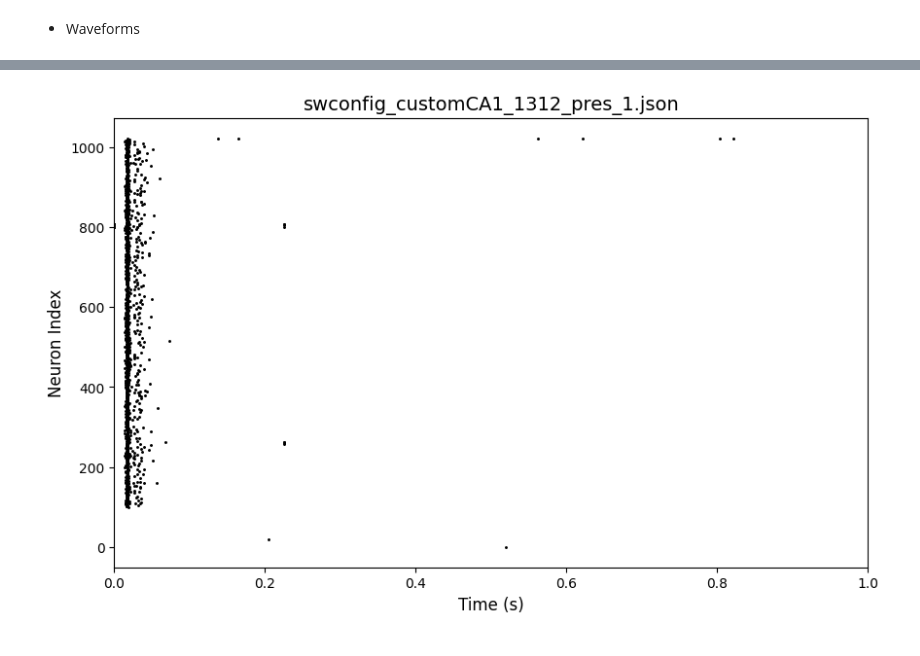
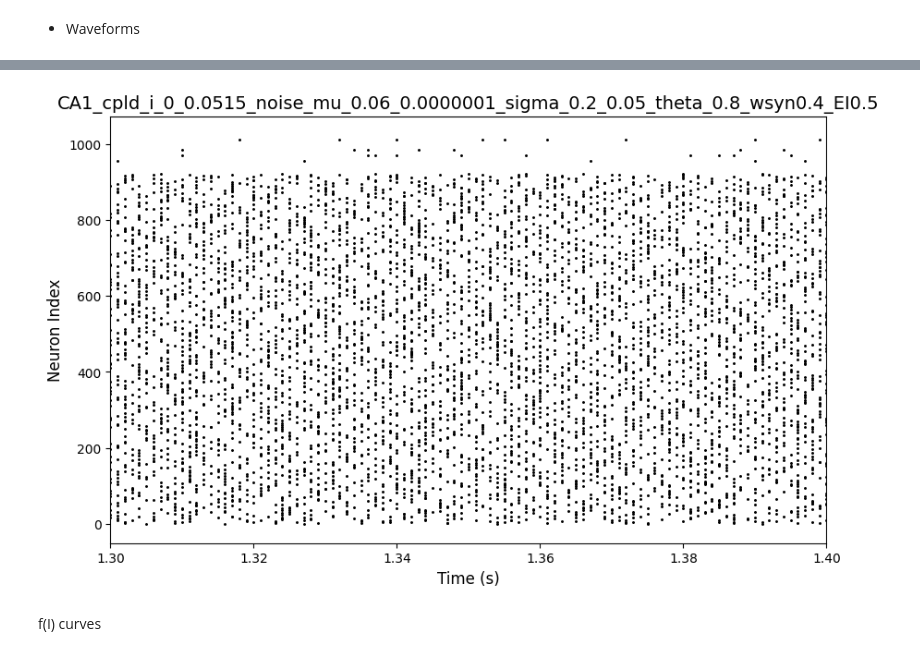
Before and after one commit to algarianna/RT-HippoNeuroStim, a Jupyter notebook: sw/host/main.ipynb, the cells around one changed output, grey strips where cells are left out. Cells and saved outputs as stored; diff of their text form; code cells hidden in the pictures.

```diff
--- a/sw/host/main.ipynb
+++ b/sw/host/main.ipynb
@@ -7,20 +7,21 @@ Generate hardware and software configuration files
 # %%
 %reload_ext autoreload
 %autoreload 2
-from configuration.gen_config_2410 import gen_config, NetwConfParams
+from configuration.gen_config import gen_config, NetwConfParams
 
 # Configuration file
-CONFIG_NAME = "customCA1_1612_pres_16"
+CONFIG_NAME = "CA1_cpld_i_0.007335_0.0515_noise_mu_0.06_0.0000001_sigma_0.2_0.05_theta_0.8_wsyn0.4_II_pmax0.9_IE_pmax0.5_EI_pmax0.5"
+# CONFIG_NAME = "singleRSnonoise_0.01"
 SAVE_PATH   = "./"
 
 # Stimulations
 netw_conf = NetwConfParams()
 netw_conf.model                     = "custom" # "custom", "single", "connectoid"
-netw_conf.emulation_time_s          = 20       # Set emulation time (s)
+netw_conf.emulation_time_s          = 5       # Set emulation time (s)
 netw_conf.en_step_stim              = True     # Enable stimulation step
-netw_conf.step_stim_delay_ms        = 10         # Stimulation step delay (ms)
-netw_conf.step_stim_duration_ms     = 16000         # Stimulation duration (ms)
-netw_conf.local_save_path           = "/savedconfig" # Save path on target
+netw_conf.step_stim_delay_ms        = 1000             # Stimulation step delay (ms)
+netw_conf.step_stim_duration_ms     = 3000         # Stimulation duration (ms)
+netw_conf.local_save_path           = "/home/ubuntu/bioemus/data/" # Save path on target
 # netw_conf.en_randomize_hh_params    = True  # Randomizing HH parameters for all neurons
 # netw_conf.val_randomize_hh_params   = 0.10  # Randomization coefficient (0.1 -> 10%)
 # netw_conf.org_wsyninh               = 1.0   # Organoid synaptic weight inhibition
@@ -31,5 +32,5 @@ netw_conf.local_save_path           = "/savedconfig" # Save path on target
 # netw_conf.org_wsyn_out              = 1.0   # Organoid synaptic weight external
 # netw_conf.org_inh_ratio             = 0.2   # Organoid inhibitory ratio (0.2->20% of inh)
 
-[hwconfig, swconfig] = gen_config(CONFIG_NAME, netw_conf, SAVE_PATH)
+[hwconfig, swconfig, connection_counts] = gen_config(CONFIG_NAME, netw_conf, SAVE_PATH)
 # %% [output]
@@ -170,29 +200,29 @@ KeyError: 0
 # %%
 import pandas as pd
 import matplotlib.pyplot as plt
 
 
 csv_file = "/Users/Arianna/Documents/RT-HippoNeuroStim/raster.csv"
 delimiter = ';'
 
 # Read the CSV file
 spikes = pd.read_csv(csv_file, sep=delimiter, header=None, names=['time', 'neuron_id'])
 
 # Create the plot
 plt.figure("Raster plot", figsize=(10, 6))
 plt.scatter(spikes['time'] * 1e-3, spikes['neuron_id'], s=5, color='black', marker='.')
 plt.xlabel("Time (s)", fontsize=12)
 plt.ylabel("Neuron Index", fontsize=12)
-plt.title("swconfig_customCA1_1312_pres_1.json", fontsize=14)
+plt.title(CONFIG_NAME, fontsize=14)
 plt.xticks(fontsize=10)
 plt.yticks(fontsize=10)
-plt.xlim([0,1])
+plt.xlim([1.3, 1.4])
 
 # Save and show the plot
-plt.savefig("raster.tiff", dpi=600, format="tiff", pil_kwargs={"compression": "tiff_lzw"})
+plt.savefig(CONFIG_NAME+".jpg", dpi=600, format="jpg", pil_kwargs={"compression": "jpg"})
 plt.show()
 # %% [output]
-[figure, old version]
+[figure, new version]
 # %%
 %matplotlib qt
 from analysis.draw_waves import draw_waves
@@ -204,3 +234,5 @@ SEL_NRN        = [i for i in range(2)] # up to MAX_NB_NEURONS_WAVES_MON
 SAVE_FIGS      = False
 
 draw_waves(DIRPATH, WAVE_LIST, PLOT_TIME_S, SEL_NRN)
+# %% [markdown]
+f(I) curves
```
Also changed, not shown: parts of 13 cells of this notebook.
